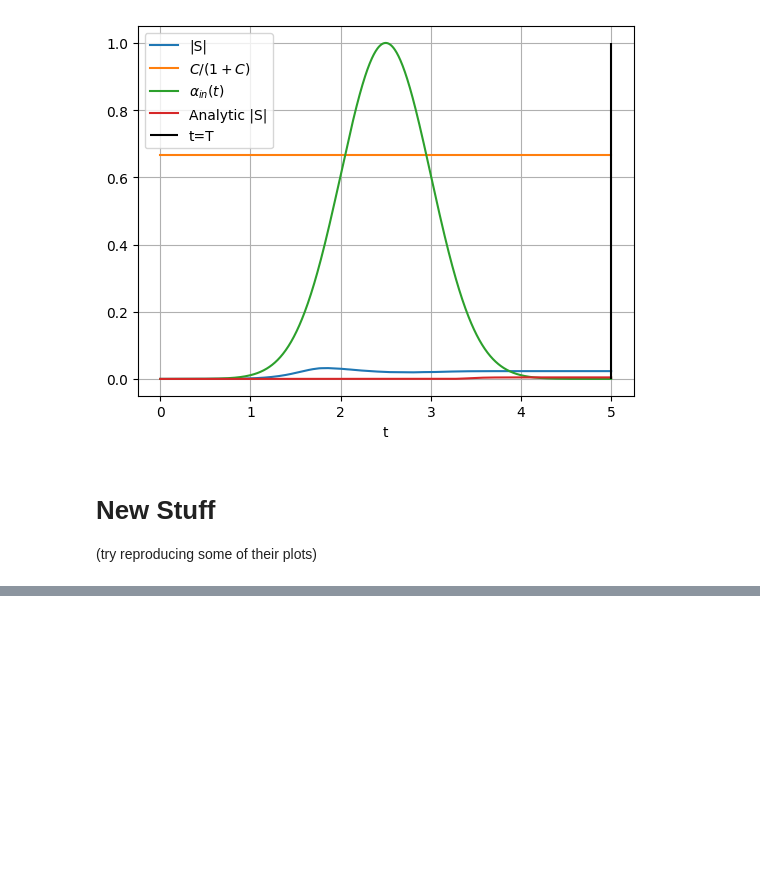
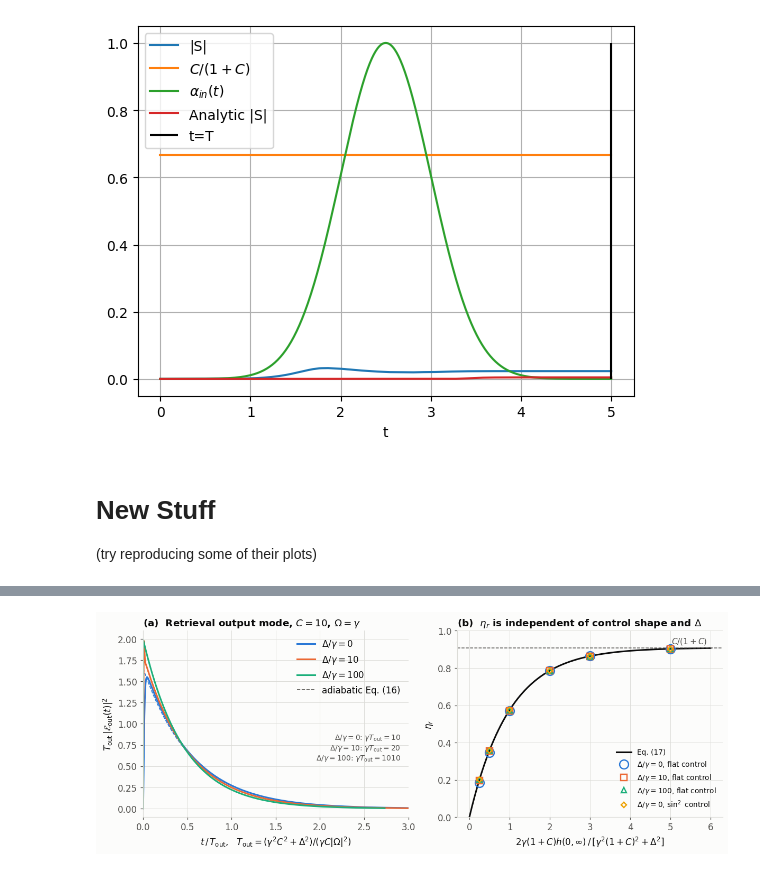
Before and after one commit to brianac687/rbq, a Jupyter notebook: gorshkov_math.ipynb, the cells around one changed output, grey strips where cells are left out. Drawn from its saved outputs; the diff is of its cells as text; code cells hidden in the pictures; blank space fills up the shorter version.

```diff
--- a/gorshkov_math.ipynb
+++ b/gorshkov_math.ipynb
@@ -177,0 +634,71 @@ print("Area of alpha:", integrate.simps(alpha**2, time))
+# %%
+C_ret = 10.0
+g1C_ret = GAMMA*(1 + C_ret)
+
+def flat_control(O0):
+    return lambda t: np.full_like(np.asarray(t, float), O0, dtype=complex)
+
+def sin2_control(O_pk, Tr):
+    return lambda t: O_pk*np.sin(pi*np.clip(np.asarray(t, float), 0, Tr)/Tr)**2 + 0j
+
+def Eout_adiabatic(t, O0, C, Delta):
+    """Eq. (16) for a flat control, where h(0,t) = |Omega|^2 t."""
+    g = GAMMA*(1 + C)
+    return -sqrt(2*GAMMA*C)*O0/(g + 1j*Delta)*np.exp(-O0**2*np.asarray(t, float)/(g + 1j*Delta))
+
+fig, (ax1, ax2) = plt.subplots(1, 2, figsize=(11.0, 4.3))
+
+# ---- (a) output mode: resonant and Raman collapse onto one shape, Eq. (19) --------
+O0, info = 1.0, []
+for i, D in enumerate([0.0, 10.0, 100.0]):
+    D2 = g1C_ret**2 + D**2
+    Tr = 6*D2/(2*g1C_ret*O0**2)                       # control energy z = 6
+    Tout = (GAMMA**2*C_ret**2 + D**2)/(GAMMA*C_ret*O0**2)     # Eq. (19)
+    tt, Pt, St, Eout = solve_retrieval(Tr, C_ret, D, flat_control(O0), n_out=1500)
+    ax1.plot(tt/Tout, np.abs(Eout)**2*Tout, color=SERIES[i], label=rf'$\Delta/\gamma={int(D)}$')
+    ax1.plot(tt/Tout, np.abs(Eout_adiabatic(tt, O0, C_ret, D))**2*Tout,
+             color=SERIES[i], ls='--', lw=1.1)
+    eta = np.trapz(np.abs(Eout)**2, tt)
+    info.append((D, Tout, eta))
+    print(f'Delta/gamma = {D:6.0f}   T_out (Eq. 19) = {Tout:8.1f}/gamma   eta_r = {eta:.5f}')
+ax1.plot([], [], color=INK2, ls='--', lw=1.1, label='adiabatic Eq. (16)')
+ax1.set_xlim(0, 3)
+ax1.set_xlabel(r'$t\,/\,T_{\rm out}$,   $T_{\rm out}=(\gamma^2C^2+\Delta^2)/(\gamma C|\Omega|^2)$')
+ax1.set_ylabel(r'$T_{\rm out}\,|\mathcal{E}_{\rm out}(t)|^2$')
+ax1.set_title(r'(a)  Retrieval output mode, $C=10$, $\Omega=\gamma$', loc='left')
+ax1.legend(loc='upper right')
+ax1.text(0.97, 0.45, '\n'.join([rf'$\Delta/\gamma={int(d)}$: $\gamma T_{{\rm out}}={T:.0f}$'
+                                for d, T, _ in info]),
+         transform=ax1.transAxes, ha='right', va='top', fontsize=9, color=INK2)
+
+# ---- (b) retrieval efficiency vs control energy, Eq. (17) -------------------------
+zz = np.linspace(0, 6, 300)
+ax2.plot(zz, C_ret/(1 + C_ret)*(1 - np.exp(-zz)), color=INK, lw=2, label='Eq. (17)')
+ax2.axhline(C_ret/(1 + C_ret), color=INK2, ls='--', lw=1.0)
+ax2.annotate(r'$C/(1+C)$', (6, C_ret/(1 + C_ret)), xytext=(-4, 5), textcoords='offset points',
+             ha='right', color=INK2, fontsize=10)
+z_pts = np.array([0.25, 0.5, 1.0, 2.0, 3.0, 5.0])
+marks, sizes = ['o', 's', '^', 'D'], [11, 8.5, 6.5, 4.5]
+print('\neta_r at z = 5 for different control shapes and detunings:')
+for i, (D, kind) in enumerate([(0.0, 'flat'), (10.0, 'flat'), (100.0, 'flat'), (0.0, 'sin2')]):
+    D2, etas = g1C_ret**2 + D**2, []
+    for z in z_pts:
+        h_inf = z*D2/(2*g1C_ret)                       # required int_0^inf |Omega|^2 dt
+        if kind == 'flat':
+            Tr, Om = h_inf, flat_control(1.0)
+        else:
+            Tr = 40.0
+            Om = sin2_control(sqrt(8*h_inf/(3*Tr)), Tr)   # int sin^4 = 3T/8
+        tt, Pt, St, Eout = solve_retrieval(Tr, C_ret, D, Om, n_out=2000)
+        etas.append(np.trapz(np.abs(Eout)**2, tt))
+    print(f'   Delta/gamma = {D:5.0f}, {kind:5s} control:  {etas[-1]:.5f}'
+          f'   [Eq. (17): {C_ret/(1 + C_ret)*(1 - exp(-5)):.5f}]')
+    lbl = rf'$\Delta/\gamma={int(D)}$, ' + ('flat' if kind == 'flat' else r'$\sin^2$') + ' control'
+    ax2.plot(z_pts, etas, marks[i], ms=sizes[i], mfc='none', mec=SERIES[i], mew=1.6,
+             ls='none', label=lbl)
+ax2.set_xlabel(r'$2\gamma(1+C)h(0,\infty)\,/\,[\gamma^2(1+C)^2+\Delta^2]$')
+ax2.set_ylabel(r'$\eta_r$'); ax2.set_ylim(0, 1.0)
+ax2.set_title(r'(b)  $\eta_r$ is independent of control shape and $\Delta$', loc='left')
+ax2.legend(loc='lower right', fontsize=9)
+fig.tight_layout(); plt.show()
+# %% [output]
@@ -177,0 +714 @@ print("Area of alpha:", integrate.simps(alpha**2, time))
+[figure, added]
```
Also changed, not shown: parts of 19 cells of this notebook, 1 other file.
